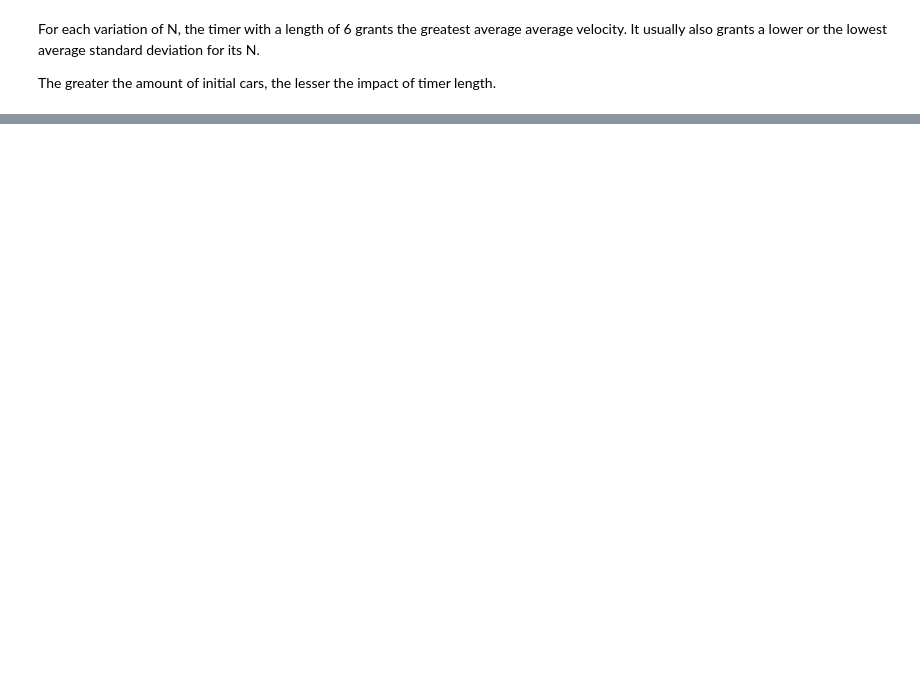
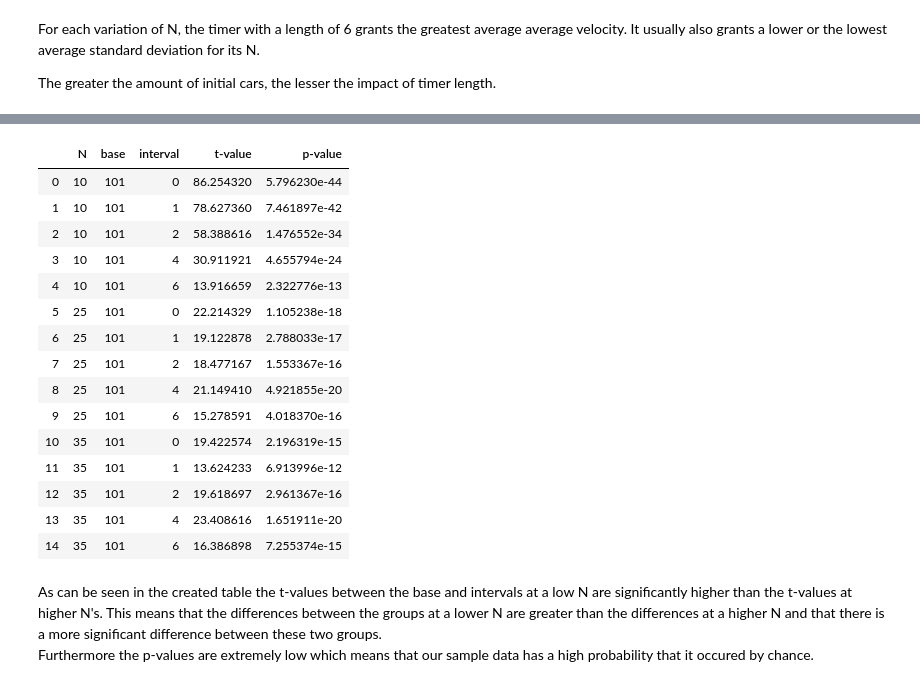
Before and after one commit to Casper-Smet/turing-route-66, a Jupyter notebook: Simulation Analysis.ipynb, the cells around one changed output, grey strips where cells are left out. Saved outputs shown, nothing was run; the diff lists cells and outputs as text; code cells hidden in the pictures; blank space fills up the shorter version.

Commit message:
Added t-test

```diff
--- a/Simulation Analysis.ipynb
+++ b/Simulation Analysis.ipynb
@@ -63,0 +90,41 @@ The greater the amount of initial cars, the lesser the impact of timer length.
+# %%
+import scipy.stats as sc
+import pprint as pp
+
+test_data = data
+test_data = test_data[["N", "timer", "Average Velocity", "Standard Deviation"]].groupby('N')
+
+result = []
+
+for table in test_data:
+    h_0 = table[1]['Average Velocity'][table[1]['timer'] == 101]
+
+    for interval in table[1]['timer'].unique()[:-1]:
+        h_1 = table[1]['Average Velocity'][table[1]['timer'] == interval]
+        t_test = sc.ttest_ind(h_0, h_1, axis=0, equal_var=False)
+        result.append([table[0], 101, interval, t_test[0], t_test[1]])
+
+df_result = pd.DataFrame(result, columns = ['N', 'base', 'interval', 't-value', 'p-value'])
+df_result
+# %% [output]
+|  | N | base | interval | t-value | p-value |
+| 0 | 10 | 101 | 0 | 86.254320 | 5.796230e-44 |
+| 1 | 10 | 101 | 1 | 78.627360 | 7.461897e-42 |
+| 2 | 10 | 101 | 2 | 58.388616 | 1.476552e-34 |
+| 3 | 10 | 101 | 4 | 30.911921 | 4.655794e-24 |
+| 4 | 10 | 101 | 6 | 13.916659 | 2.322776e-13 |
+| 5 | 25 | 101 | 0 | 22.214329 | 1.105238e-18 |
+| 6 | 25 | 101 | 1 | 19.122878 | 2.788033e-17 |
+| 7 | 25 | 101 | 2 | 18.477167 | 1.553367e-16 |
+| 8 | 25 | 101 | 4 | 21.149410 | 4.921855e-20 |
+| 9 | 25 | 101 | 6 | 15.278591 | 4.018370e-16 |
+| 10 | 35 | 101 | 0 | 19.422574 | 2.196319e-15 |
+| 11 | 35 | 101 | 1 | 13.624233 | 6.913996e-12 |
+| 12 | 35 | 101 | 2 | 19.618697 | 2.961367e-16 |
+| 13 | 35 | 101 | 4 | 23.408616 | 1.651911e-20 |
+| 14 | 35 | 101 | 6 | 16.386898 | 7.255374e-15 |
+# %% [markdown]
+As can be seen in the created table the t-values between the base and intervals at a low N are significantly higher
+than the t-values at higher N's. This means that the differences between the groups at a lower N are greater than the
+differences at a higher N and that there is a more significant difference between these two groups.
+Furthermore the p-values are extremely low which means that our sample data has a high probability that it occured by chance.
```
Also changed, not shown: parts of 5 cells of this notebook.
